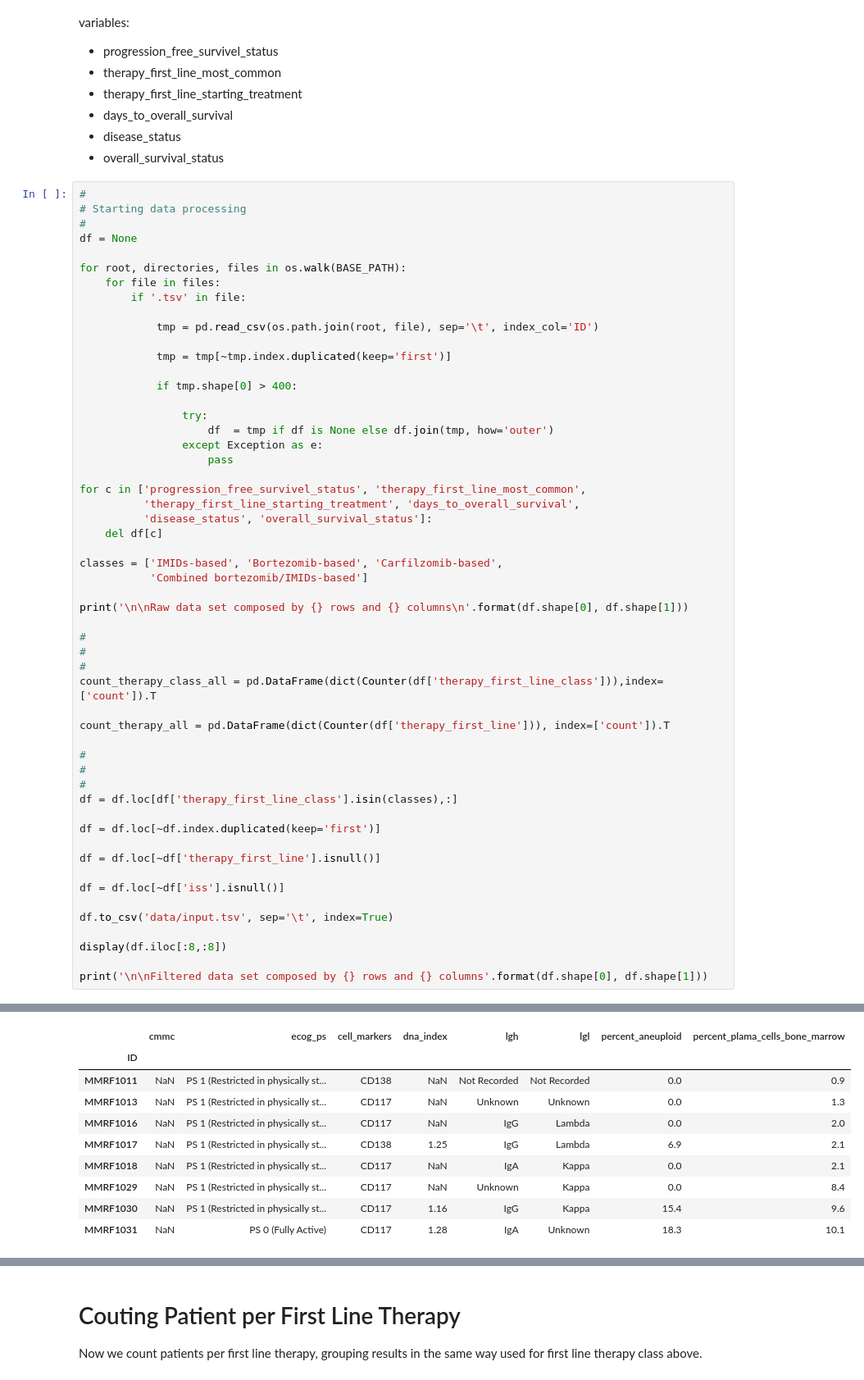
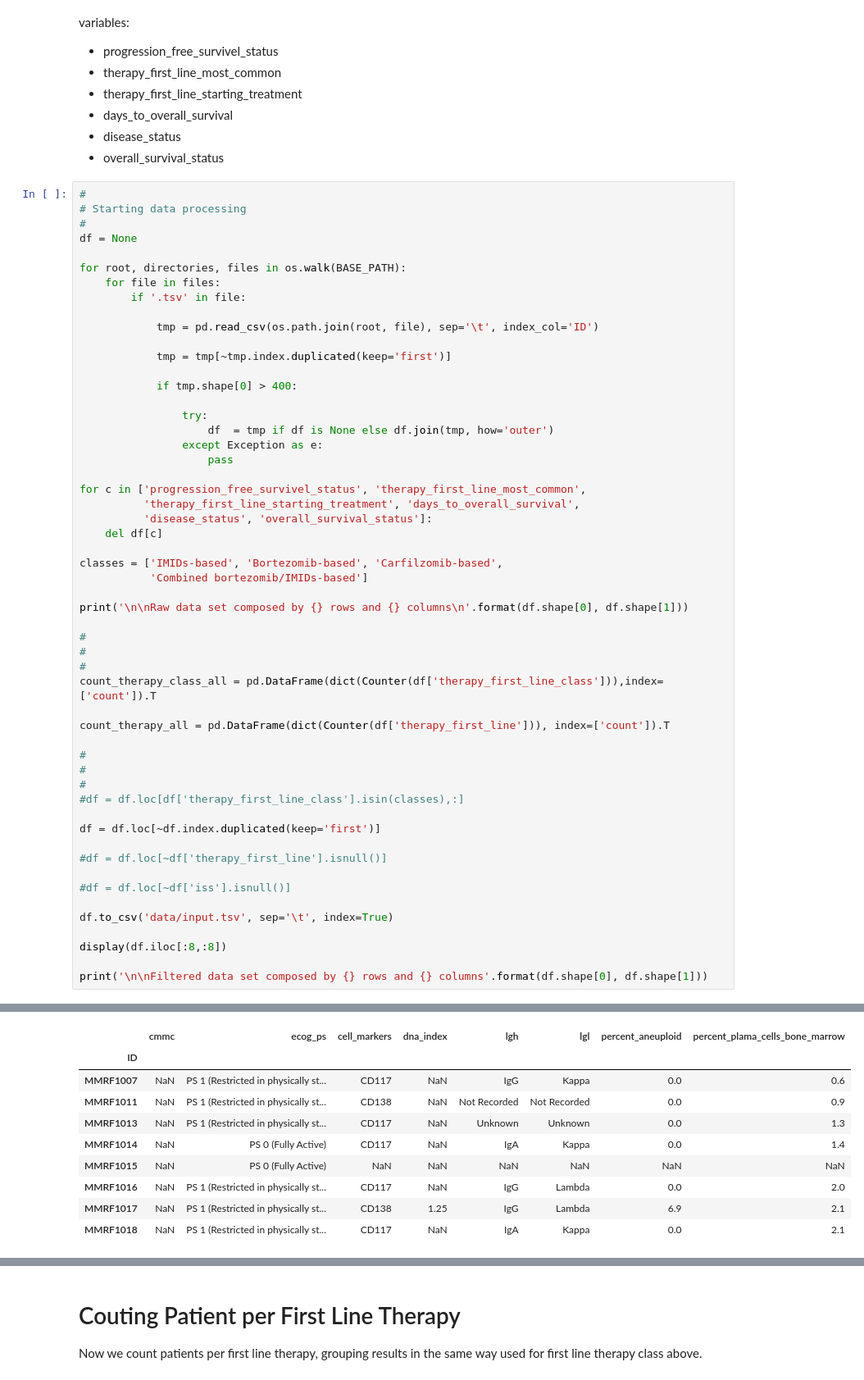
Before and after one commit to lucasvenez/mult, a Jupyter notebook: 00_00_merge_and_clean.ipynb, the cells around one changed output, grey strips where cells are left out. Shown at 82% size. Drawn from its saved outputs; the diff is of its cells as text.

```diff
--- a/00_00_merge_and_clean.ipynb
+++ b/00_00_merge_and_clean.ipynb
@@ -93,41 +93,41 @@ for c in ['progression_free_survivel_status', 'therapy_first_line_most_common',
 
 classes = ['IMIDs-based', 'Bortezomib-based', 'Carfilzomib-based',
            'Combined bortezomib/IMIDs-based']
 
 print('\n\nRaw data set composed by {} rows and {} columns\n'.format(df.shape[0], df.shape[1]))
 
 #
 #
 #
 count_therapy_class_all = pd.DataFrame(dict(Counter(df['therapy_first_line_class'])),index=['count']).T
 
 count_therapy_all = pd.DataFrame(dict(Counter(df['therapy_first_line'])), index=['count']).T
 
 #
 #
 #
-df = df.loc[df['therapy_first_line_class'].isin(classes),:]
+#df = df.loc[df['therapy_first_line_class'].isin(classes),:]
 
 df = df.loc[~df.index.duplicated(keep='first')]
 
-df = df.loc[~df['therapy_first_line'].isnull()]
+#df = df.loc[~df['therapy_first_line'].isnull()]
 
-df = df.loc[~df['iss'].isnull()]
+#df = df.loc[~df['iss'].isnull()]
 
 df.to_csv('data/input.tsv', sep='\t', index=True)
 
 display(df.iloc[:8,:8])
 
 print('\n\nFiltered data set composed by {} rows and {} columns'.format(df.shape[0], df.shape[1]))
 # %% [output]
 Raw data set composed by 1525 rows and 60 columns
 |  | cmmc | ecog_ps | cell_markers | dna_index | lgh | lgl | percent_aneuploid | percent_plama_cells_bone_marrow |
 | ID |  |  |  |  |  |  |  |  |
+| MMRF1007 | NaN | PS 1 (Restricted in physically st... | CD117 | NaN | IgG | Kappa | 0.0 | 0.6 |
 | MMRF1011 | NaN | PS 1 (Restricted in physically st... | CD138 | NaN | Not Recorded | Not Recorded | 0.0 | 0.9 |
 | MMRF1013 | NaN | PS 1 (Restricted in physically st... | CD117 | NaN | Unknown | Unknown | 0.0 | 1.3 |
+| MMRF1014 | NaN | PS 0 (Fully Active) | CD117 | NaN | IgA | Kappa | 0.0 | 1.4 |
+| MMRF1015 | NaN | PS 0 (Fully Active) | NaN | NaN | NaN | NaN | NaN | NaN |
 | MMRF1016 | NaN | PS 1 (Restricted in physically st... | CD117 | NaN | IgG | Lambda | 0.0 | 2.0 |
 | MMRF1017 | NaN | PS 1 (Restricted in physically st... | CD138 | 1.25 | IgG | Lambda | 6.9 | 2.1 |
 | MMRF1018 | NaN | PS 1 (Restricted in physically st... | CD117 | NaN | IgA | Kappa | 0.0 | 2.1 |
-| MMRF1029 | NaN | PS 1 (Restricted in physically st... | CD117 | NaN | Unknown | Kappa | 0.0 | 8.4 |
-| MMRF1030 | NaN | PS 1 (Restricted in physically st... | CD117 | 1.16 | IgG | Kappa | 15.4 | 9.6 |
-| MMRF1031 | NaN | PS 0 (Fully Active) | CD117 | 1.28 | IgA | Unknown | 18.3 | 10.1 |
```
Also changed, not shown: parts of 7 cells of this notebook, 11 other files.
